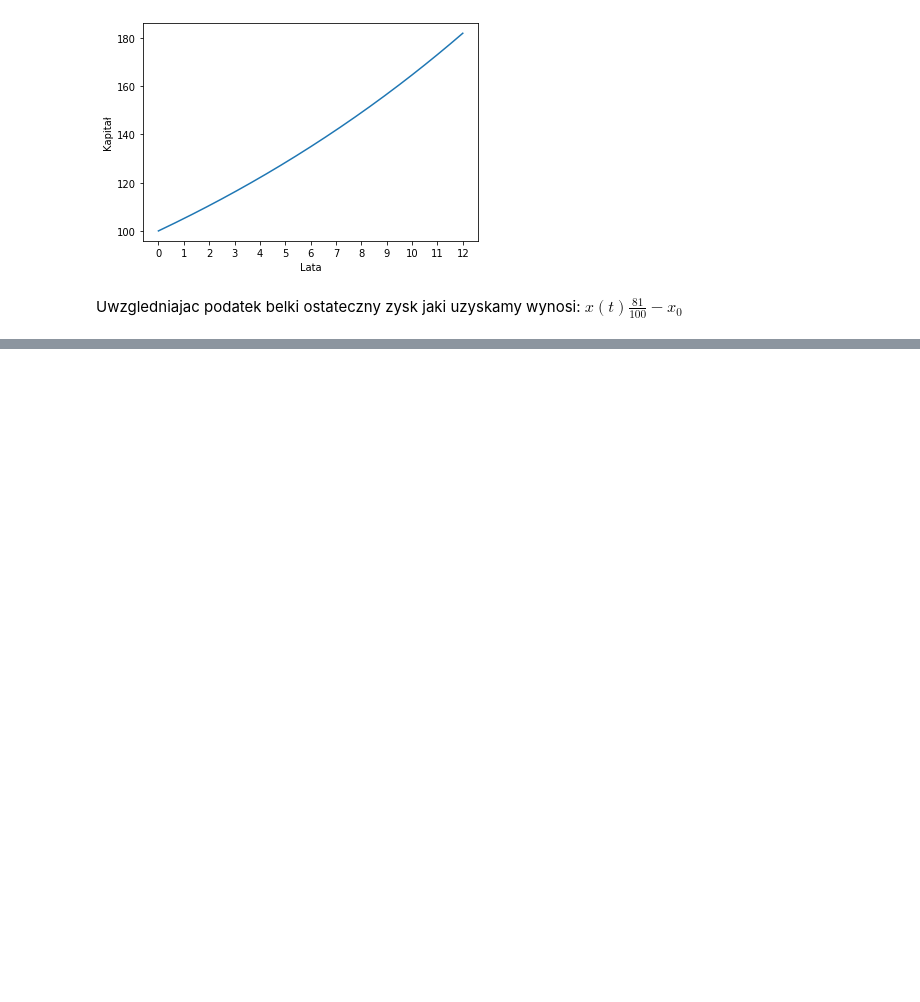
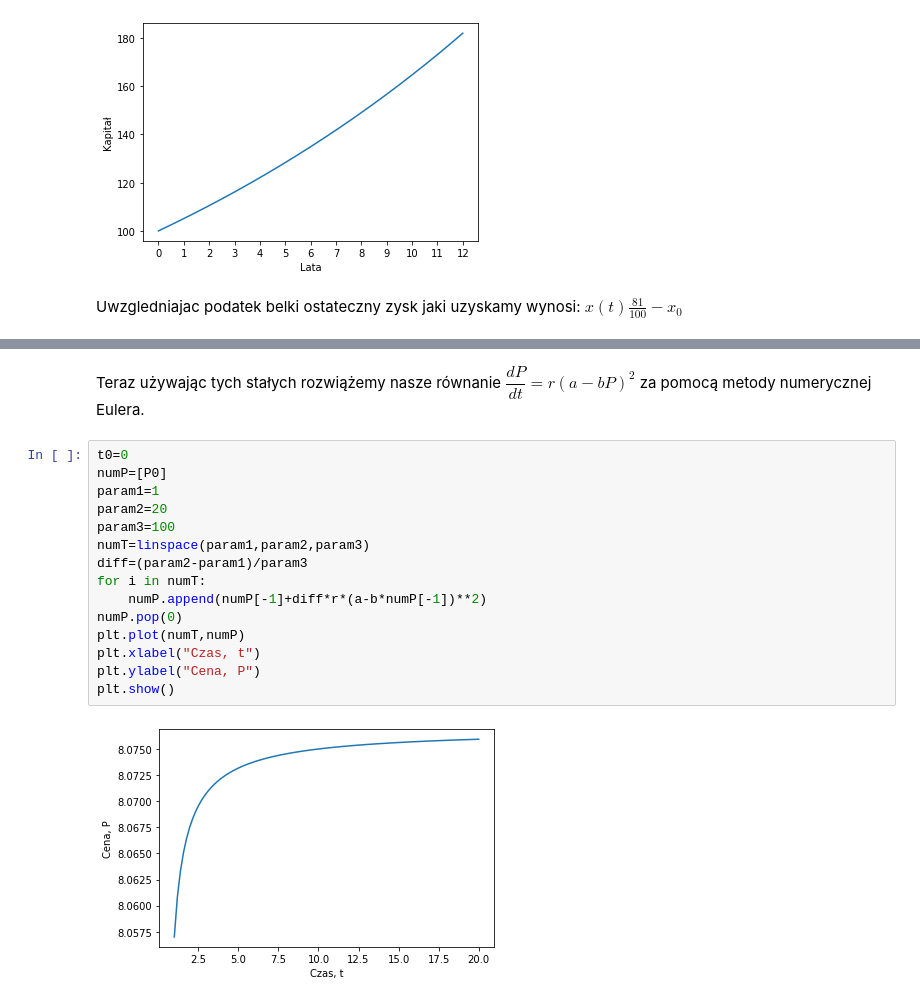
Before and after one commit to meluzyn100/R-wnania_r-niczkowe, a Jupyter notebook: Untitled.ipynb, the cells around one changed output, grey strips where cells are left out. Drawn from its saved outputs; the diff is of its cells as text; blank space fills up the shorter version.

```diff
--- a/Untitled.ipynb
+++ b/Untitled.ipynb
@@ -144,0 +269,19 @@ Przykładowe wykresy funkcji $P(t)$ dla $P(0)=2$
+# %% [markdown]
+Teraz używając tych stałych rozwiążemy nasze równanie $\dfrac{dP}{dt}=r\left(a-bP\right)^{2}$ za pomocą metody numerycznej Eulera.
+# %%
+t0=0
+numP=[P0]
+param1=1
+param2=20
+param3=100
+numT=linspace(param1,param2,param3)
+diff=(param2-param1)/param3
+for i in numT:
+    numP.append(numP[-1]+diff*r*(a-b*numP[-1])**2)
+numP.pop(0)
+plt.plot(numT,numP)
+plt.xlabel("Czas, t")
+plt.ylabel("Cena, P")
+plt.show()
+# %% [output]
+[figure, added]
```
Also changed, not shown: parts of 3 cells of this notebook.
